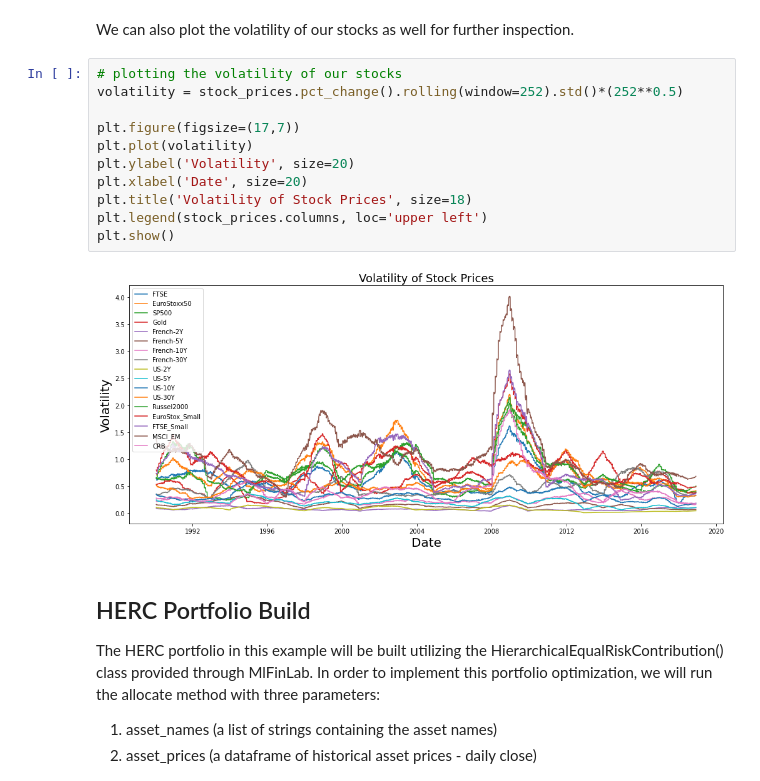
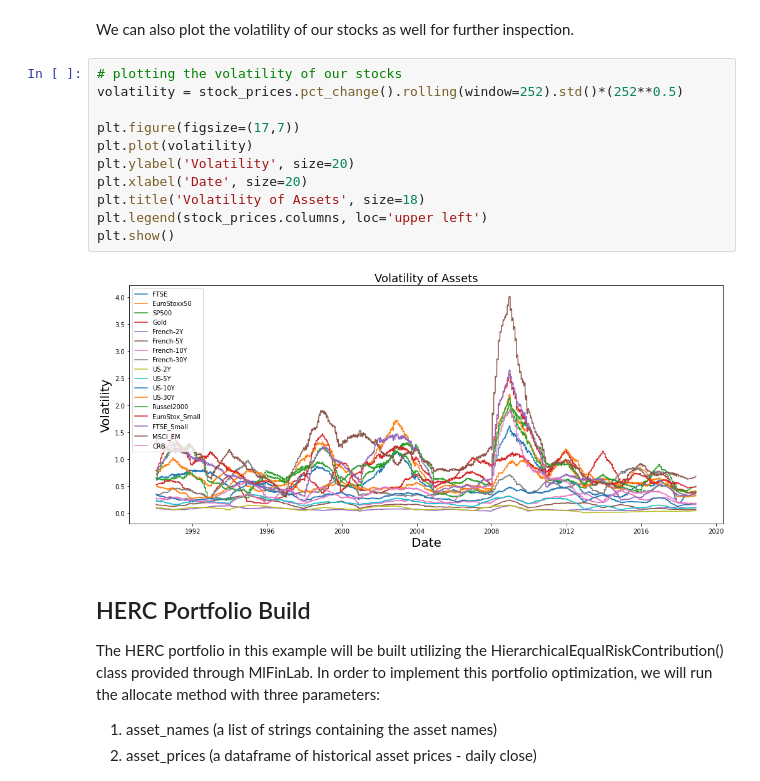
Before and after one commit to tzw101/research, a Jupyter notebook: Portfolio Optimisation Tutorials/HERC & HRP Comparison/HERC_HRP_comparison.ipynb, the cells around one changed output. Cells and saved outputs as stored; diff of their text form.

```diff
--- a/Portfolio Optimisation Tutorials/HERC & HRP Comparison/HERC_HRP_comparison.ipynb
+++ b/Portfolio Optimisation Tutorials/HERC & HRP Comparison/HERC_HRP_comparison.ipynb
@@ -64,16 +64,16 @@ We can also plot the volatility of our stocks as well for further inspection.
 # %%
 # plotting the volatility of our stocks
 volatility = stock_prices.pct_change().rolling(window=252).std()*(252**0.5)
 
 plt.figure(figsize=(17,7))
 plt.plot(volatility)
 plt.ylabel('Volatility', size=20)
 plt.xlabel('Date', size=20)
-plt.title('Volatility of Stock Prices', size=18)
+plt.title('Volatility of Assets', size=18)
 plt.legend(stock_prices.columns, loc='upper left')
 plt.show()
 # %% [output]
-[figure, old version]
+[figure, new version]
 # %% [markdown]
 ## HERC Portfolio Build
 
```
Also changed, not shown: parts of 3 cells of this notebook.
